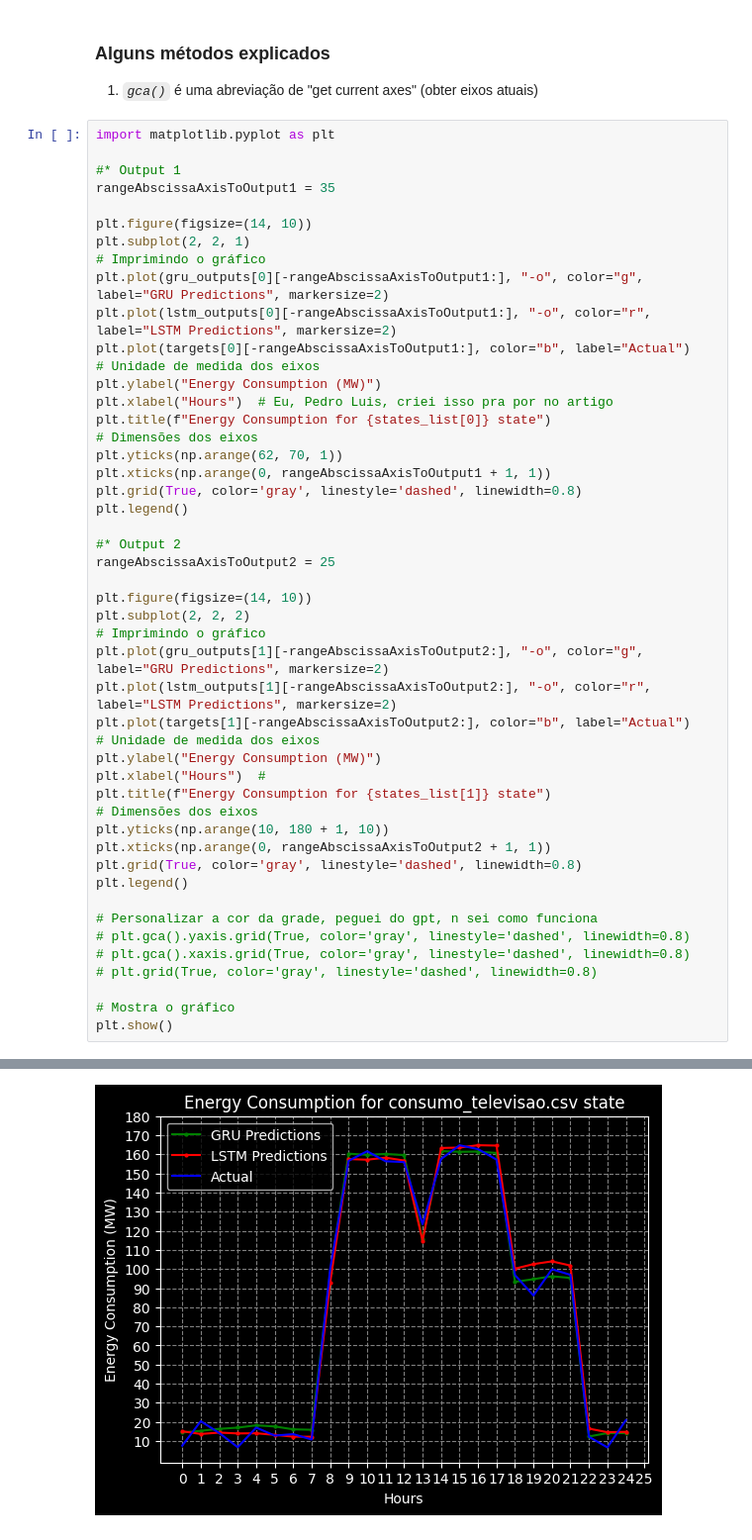
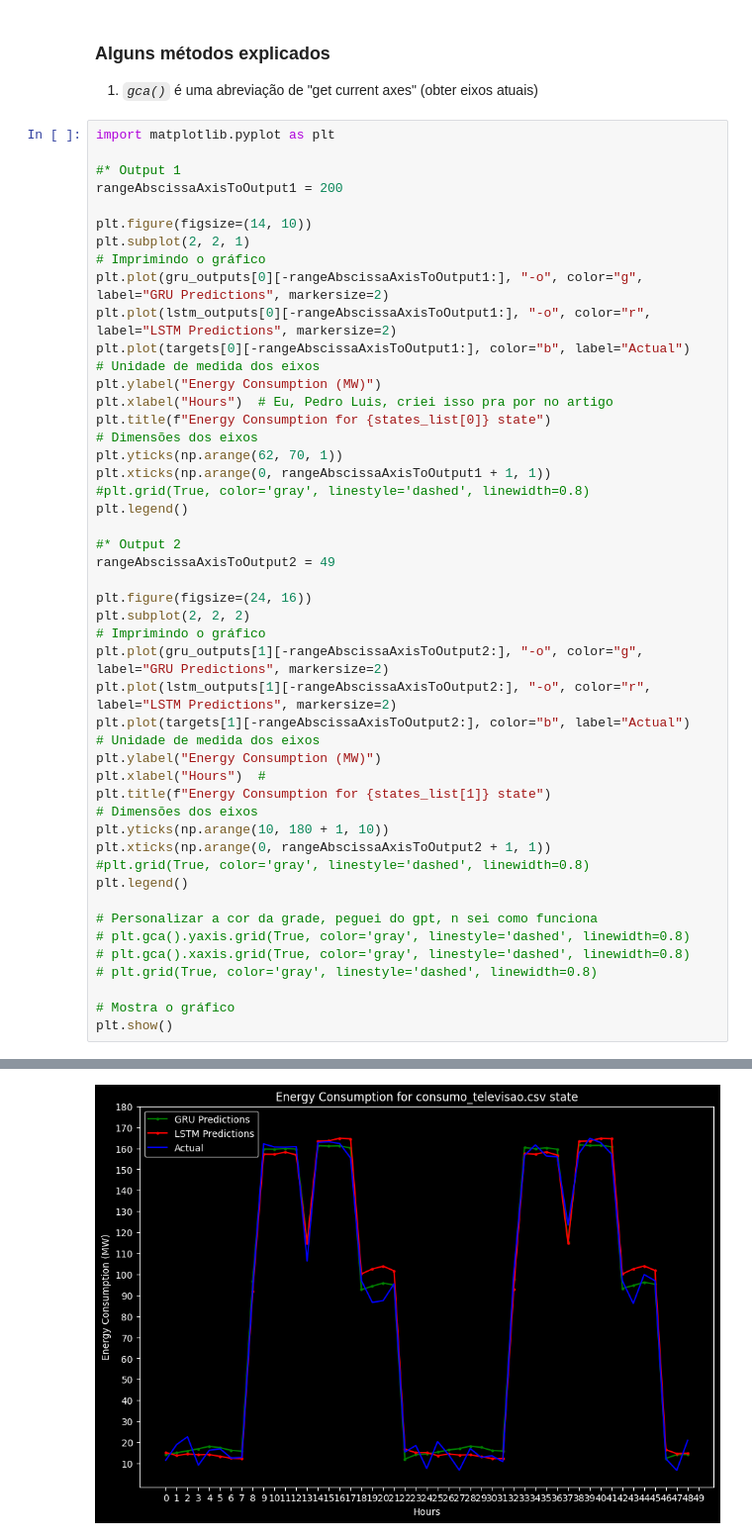
Before and after one commit to PedroLuisDionisioFraga/Power-consumption-prediction-using-LSTM-and-GRU-networks-in-PyTorch, a Jupyter notebook: merging_creator_code_and_my_code.ipynb, the cells around one changed output, grey strips where cells are left out. Shown at 99% size. Cells and saved outputs as stored; diff of their text form.

```diff
--- a/merging_creator_code_and_my_code.ipynb
+++ b/merging_creator_code_and_my_code.ipynb
@@ -423,7 +425,7 @@ states_list = list(test_x.keys())
 import matplotlib.pyplot as plt
 
 #* Output 1
-rangeAbscissaAxisToOutput1 = 35
+rangeAbscissaAxisToOutput1 = 200
 
 plt.figure(figsize=(14, 10))
 plt.subplot(2, 2, 1)
@@ -438,13 +440,13 @@ plt.title(f"Energy Consumption for {states_list[0]} state")
 # Dimensões dos eixos
 plt.yticks(np.arange(62, 70, 1))
 plt.xticks(np.arange(0, rangeAbscissaAxisToOutput1 + 1, 1))
-plt.grid(True, color='gray', linestyle='dashed', linewidth=0.8)
+#plt.grid(True, color='gray', linestyle='dashed', linewidth=0.8)
 plt.legend()
 
 #* Output 2
-rangeAbscissaAxisToOutput2 = 25
+rangeAbscissaAxisToOutput2 = 49
 
-plt.figure(figsize=(14, 10))
+plt.figure(figsize=(24, 16))
 plt.subplot(2, 2, 2)
 # Imprimindo o gráfico
 plt.plot(gru_outputs[1][-rangeAbscissaAxisToOutput2:], "-o", color="g", label="GRU Predictions", markersize=2)
@@ -457,7 +459,7 @@ plt.title(f"Energy Consumption for {states_list[1]} state")
 # Dimensões dos eixos
 plt.yticks(np.arange(10, 180 + 1, 10))
 plt.xticks(np.arange(0, rangeAbscissaAxisToOutput2 + 1, 1))
-plt.grid(True, color='gray', linestyle='dashed', linewidth=0.8)
+#plt.grid(True, color='gray', linestyle='dashed', linewidth=0.8)
 plt.legend()
 
 # Personalizar a cor da grade, peguei do gpt, n sei como funciona
@@ -472 +474 @@ plt.show()
-[figure, old version]
+[figure, new version]
```
Also changed, not shown: parts of 4 cells of this notebook.
